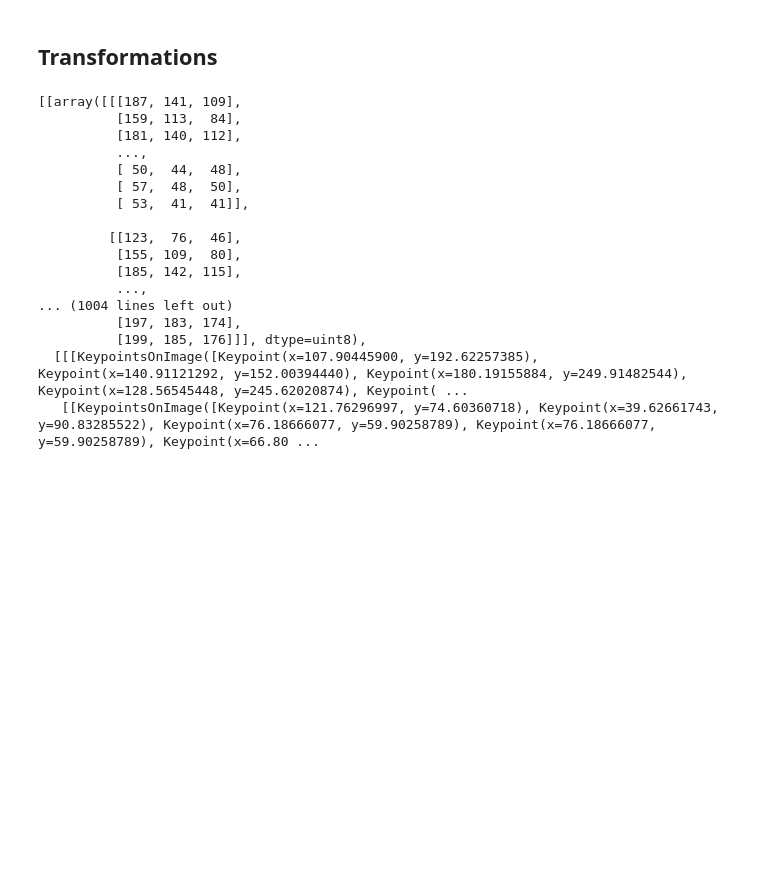
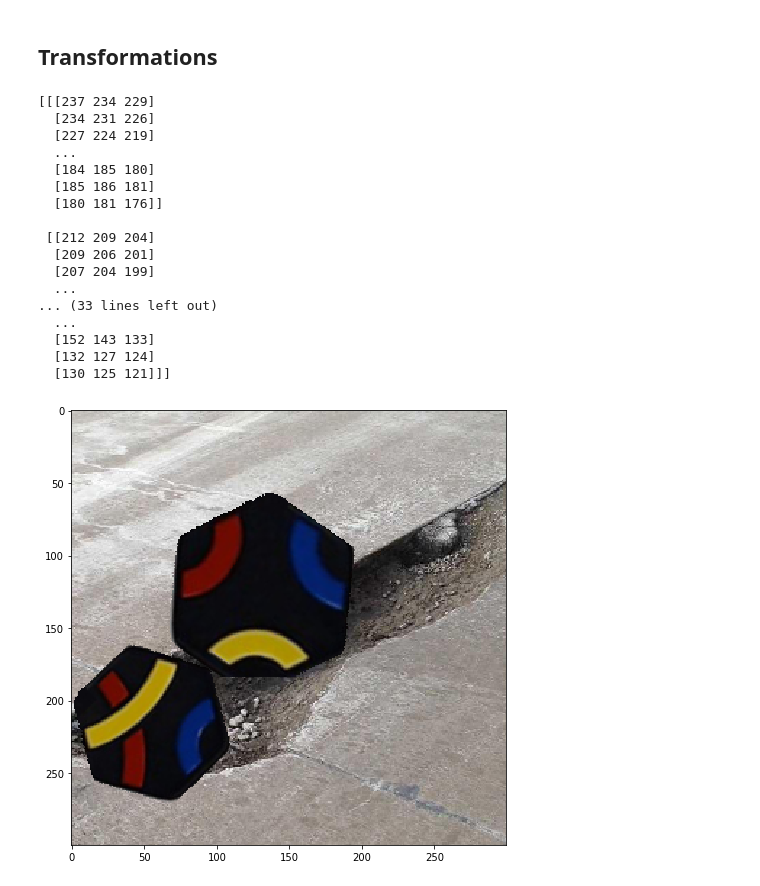
Before and after one commit to mahoyen/tantrix-detect-dataset-generation, a Jupyter notebook: maintest.ipynb, the cells around one changed output. Cells and saved outputs as stored; diff of their text form; code cells hidden in the pictures; blank space fills up the shorter version.

```diff
--- a/maintest.ipynb
+++ b/maintest.ipynb
@@ -45,6 +46,24 @@ intersect_ratio = 0
 #This is used to get rid of som reflection in the raw tile image
 black_roi = cv2.imread(GRABCUTPATH+"0p3.png")
 black_roi = black_roi[45:45+15,45:45+25]
+# %%
+def toString(*args):
+
+    i = 0
+    for arg in args:
+        if type(arg)==list:
+            for a in arg:
+                if i == 0:
+                    string = str(a)
+                else:
+                    string += ";"+str(a)
+                i+=1
+        elif i == 0:
+            string = str(arg)
+        else:
+            string += ";"+str(arg)
+        i += 1
+    return string
 # %% [markdown]
 ### Save background images in the right format
 # %%
@@ -414,7 +433,11 @@ class Scene:
         mask2 = np.stack([self.pimg2_aug[:,:,3]]*3,-1)
         self.final = np.where(mask2, self.pimg2_aug[:,:,0:3], self.final)
 
-        self.info = [self.final, self.iakptses_aug]
+        self.finalstring = np.array2string(self.final)
+        self.x_str = np.array_repr(self.final).replace('\n', '')
+
+        json.dump()
+        self.info = toString([self.x_str, self.iakptses_aug])
 
     def display(self, withKP=False):
         fig,ax=plt.subplots(1,figsize=(8,8))
@@ -423,10 +446,36 @@ class Scene:
                 for kp in ikpts[0][0].keypoints:
                     ax.plot(kp.x, kp.y, color='red', marker='o')
         ax.imshow(self.final)
+        print(self.finalstring)
 
 
     def create3TileScene(self, bgImg, img1, kpts1, img2, kpts2, img3, kpts3):
         return None
+# %%
+img1, kpts1 = tiles.get_random(tileNr=3)
+img2, kpts2 = tiles.get_random()
+bgImg = background.get_random()
+sdt = Scene(bgImg, img1, kpts1, img2, kpts2)
+sdt.display()
+# %% [output]
+[[[237 234 229]
+  [234 231 226]
+  [227 224 219]
+  ...
+  [184 185 180]
+  [185 186 181]
+  [180 181 176]]
+
+ [[212 209 204]
+  [209 206 201]
+  [207 204 199]
+  ...
+... (33 lines left out)
+  ...
+  [152 143 133]
+  [132 127 124]
+  [130 125 121]]]
+[figure, added]
 # %%
 nb_cards_to_generate = 20
 # %%
@@ -442,20 +493,0 @@ pickle.dump(dataset, open(FINISHEDPATH+"test.pck",'wb'))
-# %%
-pickle.load(open(FINISHEDPATH+"test.pck", 'rb'))
-# %% [output]
-[[array([[[187, 141, 109],
-          [159, 113,  84],
-          [181, 140, 112],
-          ...,
-          [ 50,  44,  48],
-          [ 57,  48,  50],
-          [ 53,  41,  41]],
-
-         [[123,  76,  46],
-          [155, 109,  80],
-          [185, 142, 115],
-          ...,
-... (1004 lines left out)
-          [197, 183, 174],
-          [199, 185, 176]]], dtype=uint8),
-  [[[KeypointsOnImage([Keypoint(x=107.90445900, y=192.62257385), Keypoint(x=140.91121292, y=152.00394440), Keypoint(x=180.19155884, y=249.91482544), Keypoint(x=128.56545448, y=245.62020874), Keypoint( ...
-   [[KeypointsOnImage([Keypoint(x=121.76296997, y=74.60360718), Keypoint(x=39.62661743, y=90.83285522), Keypoint(x=76.18666077, y=59.90258789), Keypoint(x=76.18666077, y=59.90258789), Keypoint(x=66.80 ...
```
Also changed, not shown: parts of 5 cells of this notebook, 1 other file.
